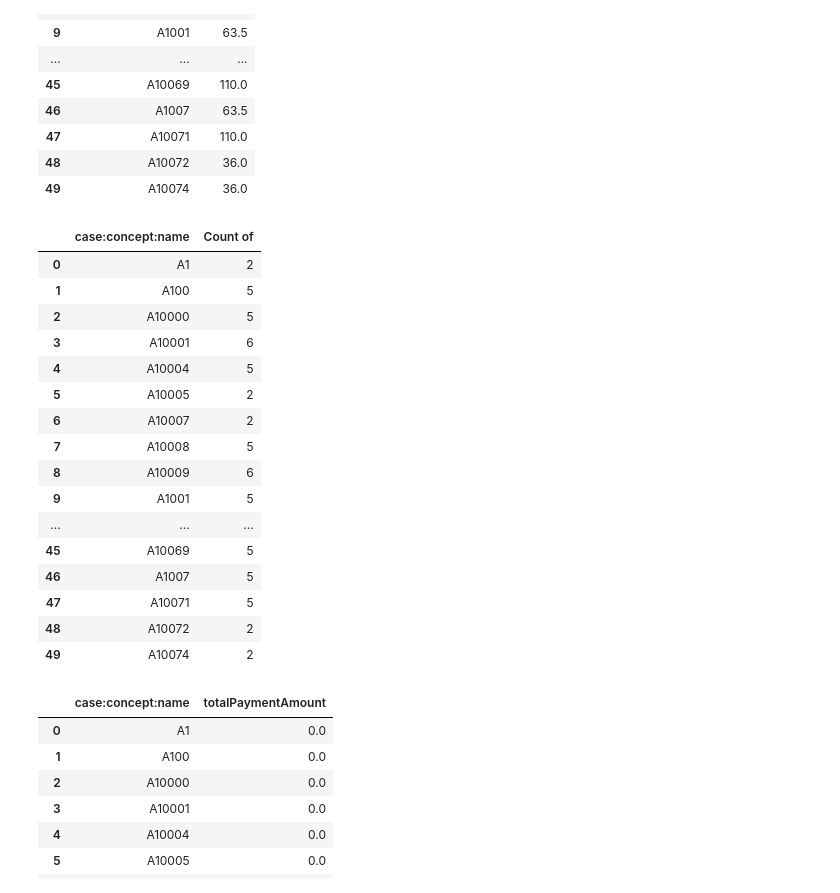
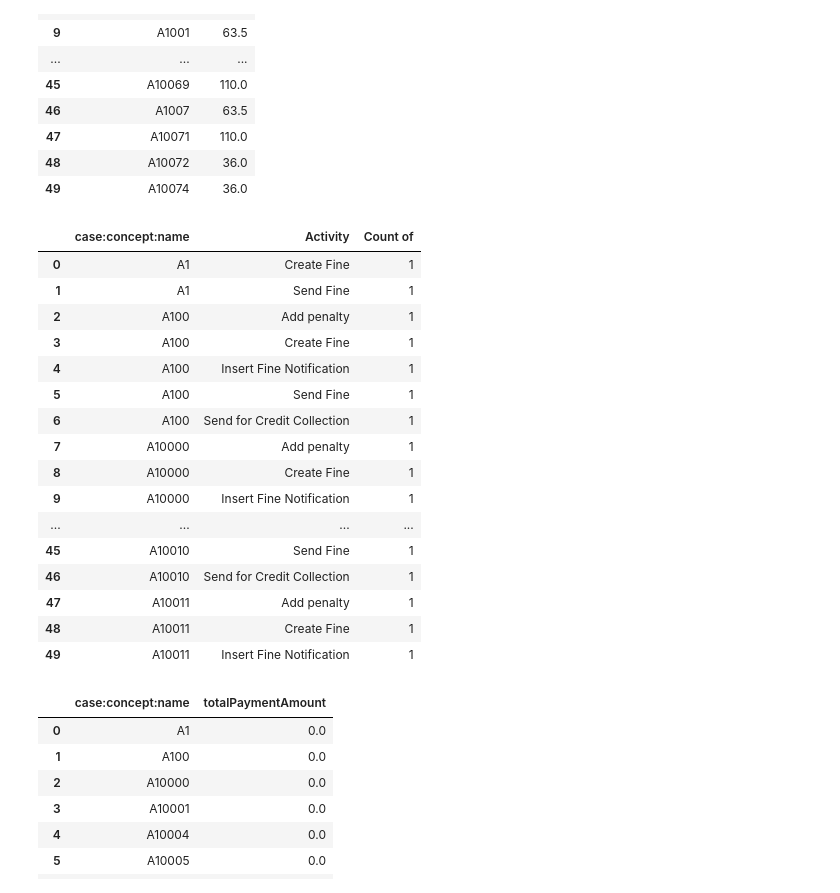
Before and after one commit to divyalekha99/Logview_extended, a Jupyter notebook: notebooks/tutorial_logview_test.ipynb, the cells around one changed output. Drawn from its saved outputs; the diff is of its cells as text; code cells hidden in the pictures.

```diff
--- a/notebooks/tutorial_logview_test.ipynb
+++ b/notebooks/tutorial_logview_test.ipynb
@@ -216,29 +216,29 @@ result_set.head(50)
 # %%
 from logview.predicate import *
 
 
-query_s = Query('count_up', CountAggregate('', group_by=['case:concept:name']))
+query_s = Query('count_up', CountAggregate('', group_by=['case:concept:name', 'Activity']))
 
 result_set, comp_set = log_view.evaluate_query('rs_count_up', log, query_s)
 result_set.head(50)
 # %% [output]
-|  | case:concept:name | Count of |
-| 0 | A1 | 2 |
-| 1 | A100 | 5 |
-| 2 | A10000 | 5 |
-| 3 | A10001 | 6 |
-| 4 | A10004 | 5 |
-| 5 | A10005 | 2 |
-| 6 | A10007 | 2 |
-| 7 | A10008 | 5 |
-| 8 | A10009 | 6 |
-| 9 | A1001 | 5 |
-| ... | ... | ... |
-| 45 | A10069 | 5 |
-| 46 | A1007 | 5 |
-| 47 | A10071 | 5 |
-| 48 | A10072 | 2 |
-| 49 | A10074 | 2 |
+|  | case:concept:name | Activity | Count of |
+| 0 | A1 | Create Fine | 1 |
+| 1 | A1 | Send Fine | 1 |
+| 2 | A100 | Add penalty | 1 |
+| 3 | A100 | Create Fine | 1 |
+| 4 | A100 | Insert Fine Notification | 1 |
+| 5 | A100 | Send Fine | 1 |
+| 6 | A100 | Send for Credit Collection | 1 |
+| 7 | A10000 | Add penalty | 1 |
+| 8 | A10000 | Create Fine | 1 |
+| 9 | A10000 | Insert Fine Notification | 1 |
+| ... | ... | ... | ... |
+| 45 | A10010 | Send Fine | 1 |
+| 46 | A10010 | Send for Credit Collection | 1 |
+| 47 | A10011 | Add penalty | 1 |
+| 48 | A10011 | Create Fine | 1 |
+| 49 | A10011 | Insert Fine Notification | 1 |
 # %%
 from logview.predicate import *
 
```
Also changed, not shown: parts of 1 cell of this notebook, 32 other files.
